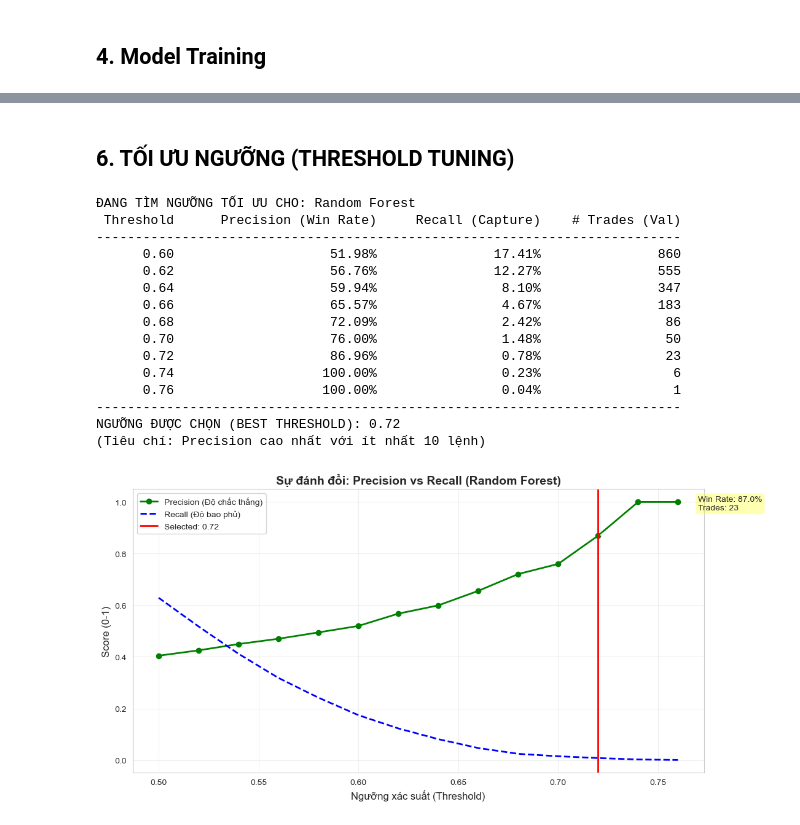
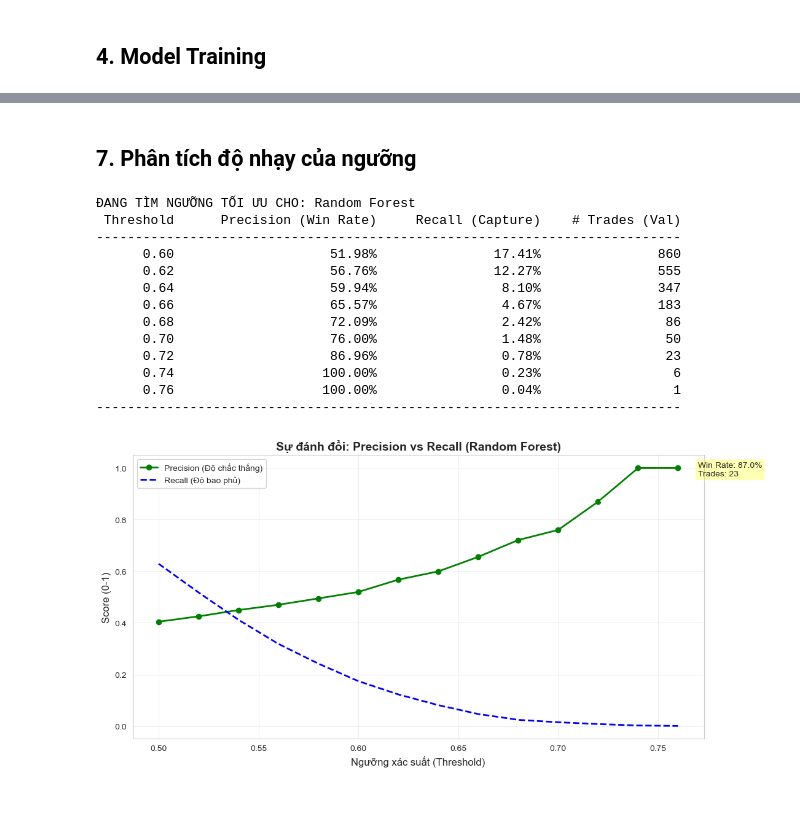
Before and after one commit to KiyoshiKoii/Intelligent-Stock-Advisory-System-for-the-Vietnamese-Market, a Jupyter notebook: notebooks/modelling.ipynb, the cells around one changed output, grey strips where cells are left out. Cells and saved outputs as stored; diff of their text form; code cells hidden in the pictures.

```diff
--- a/notebooks/modelling.ipynb
+++ b/notebooks/modelling.ipynb
@@ -876,5 +876,5 @@ XGBoost              0.604259       0.381034    0.519673  0.439684        3501
 # %% [markdown]
-## 6. TỐI ƯU NGƯỠNG (THRESHOLD TUNING)
+## 7. Phân tích độ nhạy của ngưỡng
 # %%
 # 1. Lấy dữ liệu từ Model tốt nhất
 winner_name = best_model_name
@@ -934,8 +934,6 @@ for t in thresholds:
                 pass
 
 print("-" * len(header))
-print(f"NGƯỠNG ĐƯỢC CHỌN (BEST THRESHOLD): {best_threshold:.2f}")
-print(f"(Tiêu chí: Precision cao nhất với ít nhất {min_trades} lệnh)")
 
 # 3. TRỰC QUAN HÓA SỰ ĐÁNH ĐỔI (TRADE-OFF)
 df_thresh = pd.DataFrame(results)
@@ -946,40 +944,36 @@ if not df_thresh.empty:
     plt.plot(df_thresh['Threshold'], df_thresh['Precision'], label='Precision (Độ chắc thắng)', color='green', linewidth=2, marker='o')
     plt.plot(df_thresh['Threshold'], df_thresh['Recall'], label='Recall (Độ bao phủ)', color='blue', linewidth=2, linestyle='--')
 
-    # Vẽ đường thẳng chỉ vị trí Best Threshold
-    plt.axvline(x=best_threshold, color='red', linestyle='-', linewidth=2, label=f'Selected: {best_threshold:.2f}')
 
     plt.title(f'Sự đánh đổi: Precision vs Recall ({winner_name})', fontsize=14, fontweight='bold')
     plt.xlabel('Ngưỡng xác suất (Threshold)', fontsize=12)
     plt.ylabel('Score (0-1)', fontsize=12)
     plt.legend()
     plt.grid(True, alpha=0.3)
 
     # Thêm chú thích text
     best_row = df_thresh[df_thresh['Threshold'] == best_threshold].iloc[0]
     plt.annotate(f"Win Rate: {best_row['Precision']:.1%}\nTrades: {int(best_row['Trades'])}",
                  xy=(best_threshold, best_row['Precision']),
                  xytext=(best_threshold+0.05, best_row['Precision']+0.1),
                  arrowprops=dict(facecolor='black', arrowstyle='->'),
                  bbox=dict(boxstyle="round,pad=0.3", fc="yellow", alpha=0.3))
 
     plt.show()
 else:
     print("Không tìm được ngưỡng nào khả thi (Model quá thận trọng hoặc data quá khó).")
 # %% [output]
 ĐANG TÌM NGƯỠNG TỐI ƯU CHO: Random Forest
  Threshold      Precision (Win Rate)     Recall (Capture)    # Trades (Val)
 ---------------------------------------------------------------------------
       0.60                    51.98%               17.41%               860
       0.62                    56.76%               12.27%               555
       0.64                    59.94%                8.10%               347
       0.66                    65.57%                4.67%               183
       0.68                    72.09%                2.42%                86
       0.70                    76.00%                1.48%                50
       0.72                    86.96%                0.78%                23
       0.74                   100.00%                0.23%                 6
       0.76                   100.00%                0.04%                 1
 ---------------------------------------------------------------------------
-NGƯỠNG ĐƯỢC CHỌN (BEST THRESHOLD): 0.72
-(Tiêu chí: Precision cao nhất với ít nhất 10 lệnh)
-[figure, old version]
+[figure, new version]
```
Also changed, not shown: parts of 7 cells of this notebook, 3 other files.
